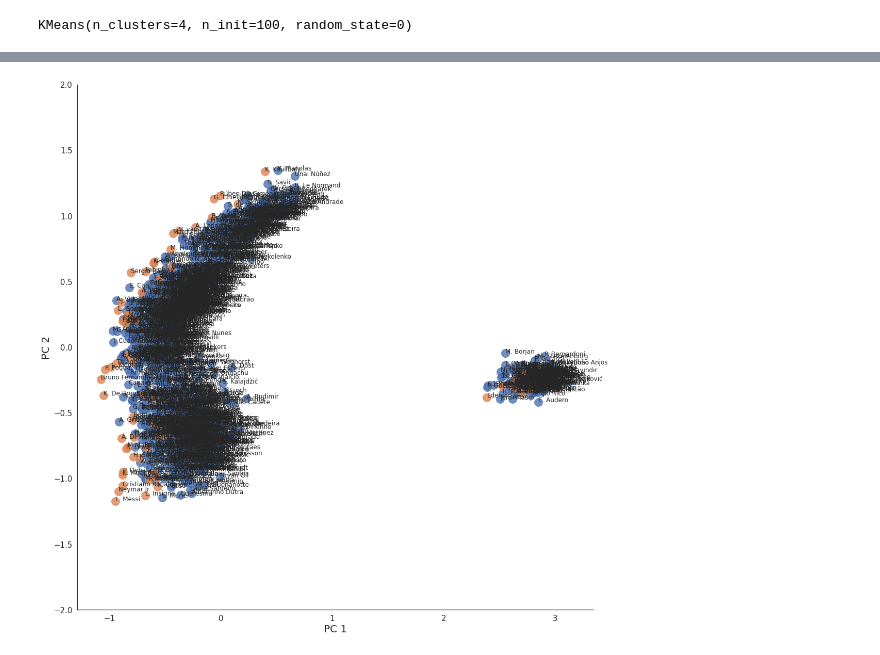
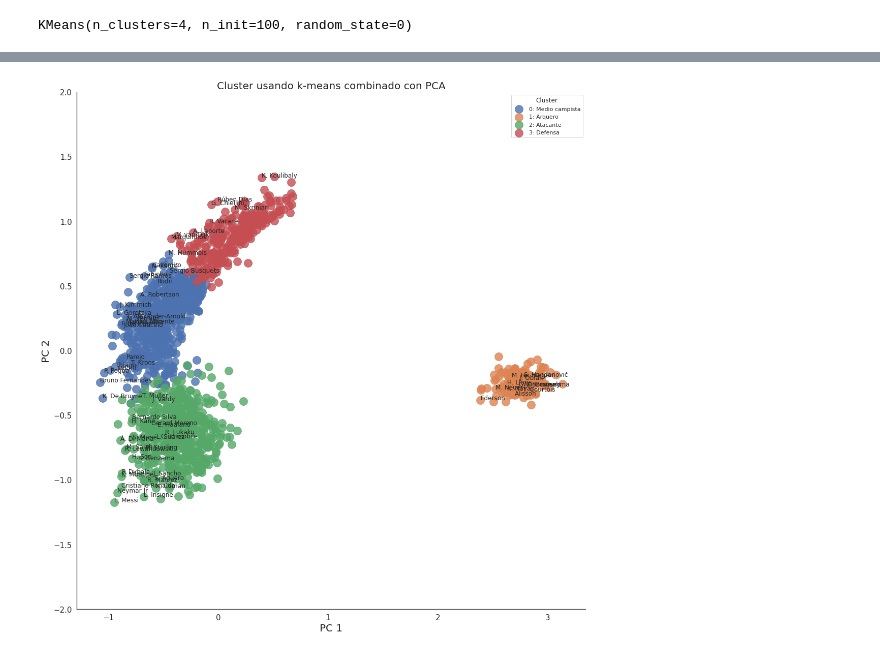
Before and after one commit to Grupo242022/AN_Supervisado_2022, a Jupyter notebook: Práctico_NoSupervisado_fifa2022_G24.ipynb, the cells around one changed output, grey strips where cells are left out. Cells and saved outputs as stored; diff of their text form; code cells hidden in the pictures.

```diff
--- a/Práctico_NoSupervisado_fifa2022_G24.ipynb
+++ b/Práctico_NoSupervisado_fifa2022_G24.ipynb
@@ -407,6 +455,4 @@ Kmeans encontró:  4 clusters, nosotros forzamos la cantidad
 # %%
-from sklearn import preprocessing
-from sklearn.decomposition import PCA
 
 bool_crack=df_clust["overall"] > 85
 bool_no_crack=df_clust["overall"]<86
@@ -416,6 +462,9 @@ scaler = preprocessing.MinMaxScaler()
 x_scaled = scaler.fit_transform(x)
 X_norm = pd.DataFrame(x_scaled)
 df_train = X_norm.copy()
+df_train.set_axis(df2.select_dtypes(include = np.number, exclude = float).columns,
+                    axis='columns', inplace=True)
+
 
 pca = PCA(n_components=2)
 df_pca = pca.fit_transform(df_train)
@@ -545,19 +575,26 @@ df_c_KM[:10]
 # %%
-import matplotlib.pyplot as plt
-import seaborn as sns
-%matplotlib inline
 sns.set(style="white")
-ax = sns.lmplot(x="x", y="y", hue='km_labels', data = df_c_KM, legend=False,
-fit_reg=False, size = 15, scatter_kws={"s": 250})
+ax = sns.lmplot(x="x", y="y", hue='km_labels', data = df_c_KM, legend=True,
+fit_reg=False, size = 15, scatter_kws={"s": 250}, facet_kws={'legend_out': False})
 texts = []
 for x, y, s, c in zip(df_c_KM.x, df_c_KM.y, df_c_KM.short_name,df_c_KM.bool_crack):
+    if c:
+        texts.append(plt.text(x, y, s))
 
-    texts.append(plt.text(x, y, s, c))
 
 ax.set(ylim=(-2, 2))
 plt.tick_params(labelsize=15)
 plt.xlabel("PC 1", fontsize = 20)
 plt.ylabel("PC 2", fontsize = 20)
+plt.title('Cluster usando k-means combinado con PCA', fontsize = 20)
+
+# title
+new_title = 'Cluster'
+ax._legend.set_title(new_title)
+# replace labels
+new_labels = ['0: Medio campista','1: Arquero','2: Atacante', '3: Defensa']
+for t, l in zip(ax._legend.texts, new_labels):
+    t.set_text(l)
 plt.show()
 # %% [output]
-[figure, old version]
+[figure, new version]
```
Also changed, not shown: parts of 32 cells of this notebook.
